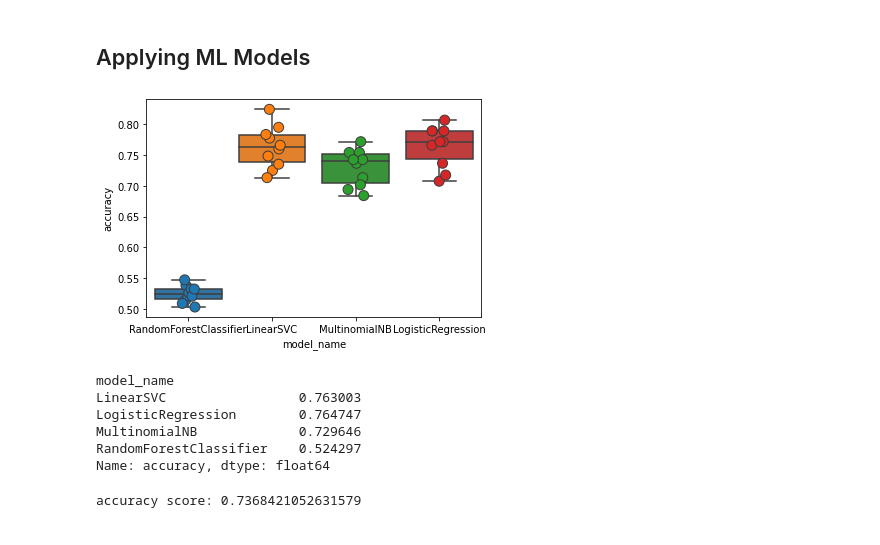
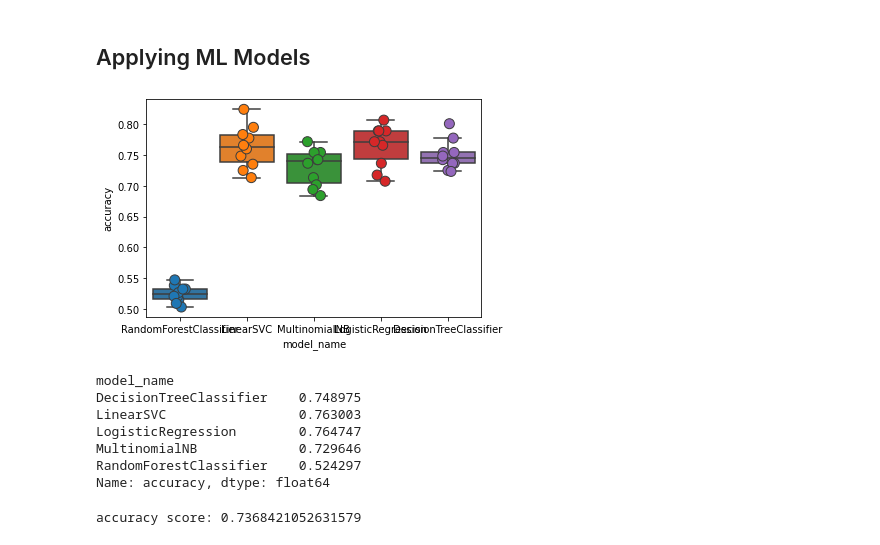
Before and after one commit to Rhitabrat/youtube-comments-categorization, a Jupyter notebook: main_using_tfidf.ipynb, the cells around one changed output. Drawn from its saved outputs; the diff is of its cells as text; code cells hidden in the pictures.

```diff
--- a/main_using_tfidf.ipynb
+++ b/main_using_tfidf.ipynb
@@ -313,39 +317,41 @@ import matplotlib.pyplot as plt
 from sklearn.linear_model import LogisticRegression
 from sklearn.ensemble import RandomForestClassifier
 from sklearn.naive_bayes import MultinomialNB
 from sklearn.svm import LinearSVC
 from sklearn.model_selection import cross_val_score
 
 labels = df['category']
 models = [
     RandomForestClassifier(n_estimators=200, max_depth=3, random_state=0),
     LinearSVC(),
     MultinomialNB(),
     LogisticRegression(random_state=0),
+    DecisionTreeClassifier(),
 ]
 
 cv_df = pd.DataFrame()
 entries = []
 
 for model in models:
   model_name = model.__class__.__name__
   accuracies = cross_val_score(model, features, labels, scoring='accuracy', cv=10)
   for fold_idx, accuracy in enumerate(accuracies):
     entries.append((model_name, fold_idx, accuracy))
 
 cv_df = pd.DataFrame(entries, columns=['model_name', 'fold_idx', 'accuracy'])
 
 import seaborn as sns
 sns.boxplot(x='model_name', y='accuracy', data=cv_df)
 sns.stripplot(x='model_name', y='accuracy', data=cv_df, size=10, jitter=True, linewidth=1)
 plt.show()
 # %% [output]
-[figure, old version]
+[figure, new version]
 # %%
 # Printing the accuracies
 cv_df.groupby('model_name').accuracy.mean()
 # %% [output]
 model_name
+DecisionTreeClassifier    0.748975
 LinearSVC                 0.763003
 LogisticRegression        0.764747
 MultinomialNB             0.729646
```
Also changed, not shown: parts of 3 cells of this notebook, 3 other files.
